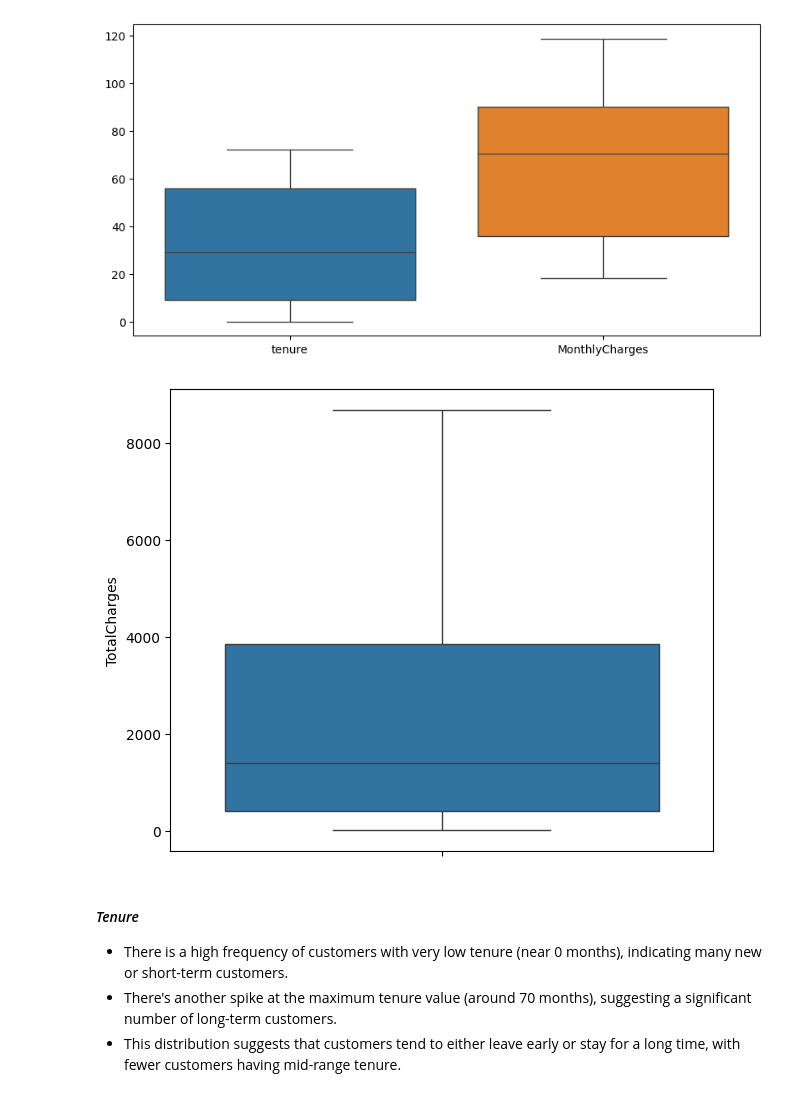
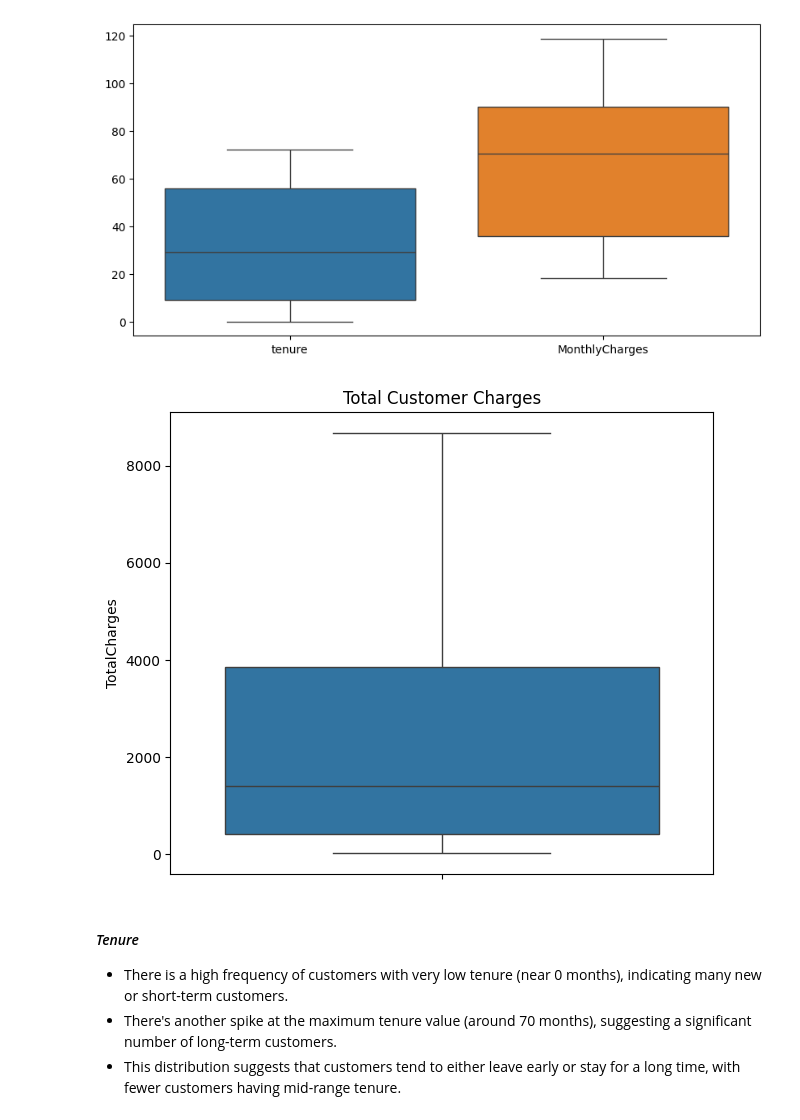
Before and after one commit to zeemanzak/CUSTOMER-CHUN-PREDICTION-AT-VODAFONE-CORPORATION, a Jupyter notebook: notebook/main.ipynb, the cells around one changed output. Saved outputs shown, nothing was run; the diff lists cells and outputs as text; code cells hidden in the pictures.

```diff
--- a/notebook/main.ipynb
+++ b/notebook/main.ipynb
@@ -499,9 +486,10 @@ plt.show()
 # %%
 plt.figure(figsize=(7,6))
 sns.boxplot(main_df['TotalCharges'])
+plt.title('Total Customer Charges')
 plt.show()
 # %% [output]
-[figure, old version]
+[figure, new version]
 # %% [markdown]
 #### *Tenure*
 - There is a high frequency of customers with very low tenure (near 0 months), indicating many new or short-term customers.
```
Also changed, not shown: parts of 66 cells of this notebook, 2 other files.
